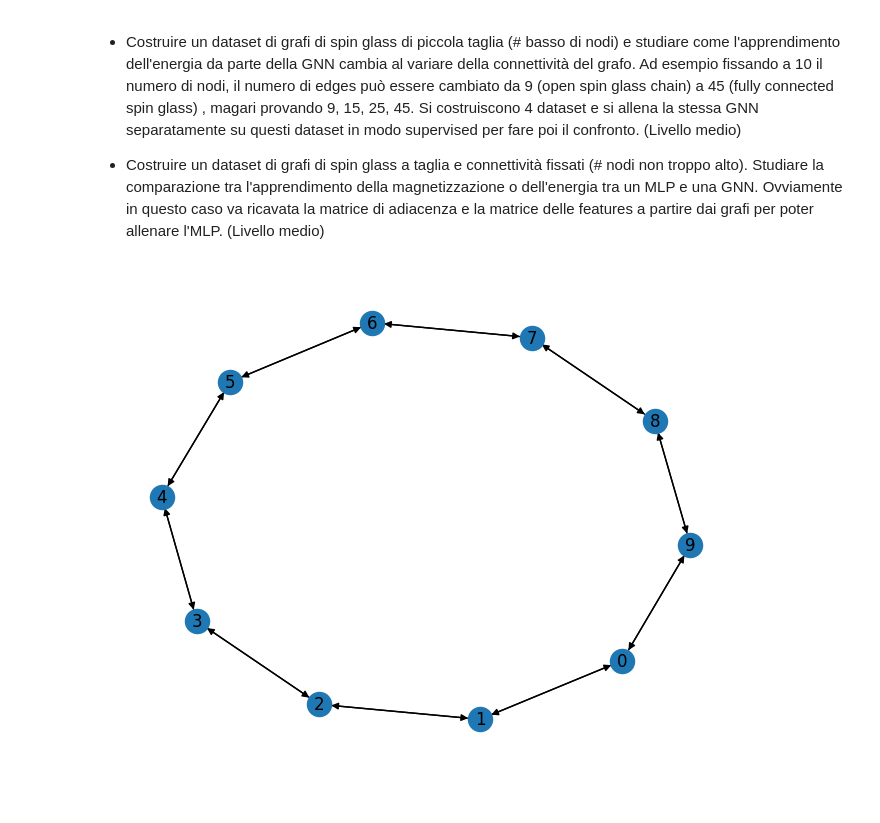
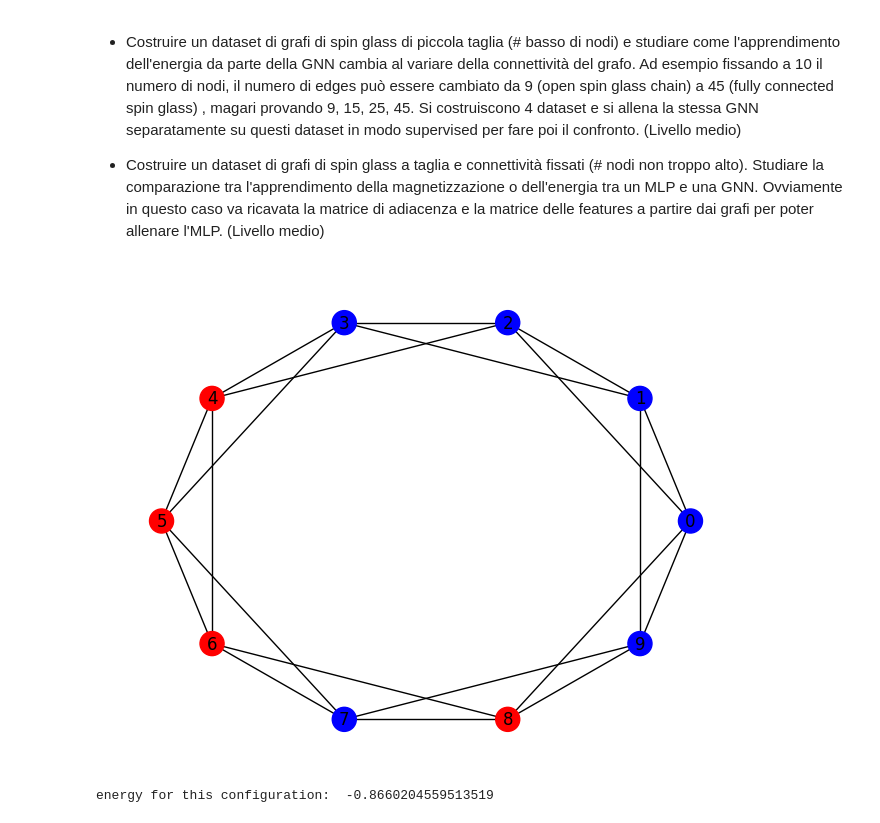
Before and after one commit to clod2000/SpinGlass-GNN, a Jupyter notebook: main.ipynb, the cells around one changed output. Cells and saved outputs as stored; diff of their text form; code cells hidden in the pictures.

```diff
--- a/main.ipynb
+++ b/main.ipynb
@@ -51,13 +5,0 @@ def spin_glass_graph(n_nodes, full_graph=False):
-# %%
-n_nodes = 10
-full_graph = False
-
-data = spin_glass_graph(n_nodes, full_graph)
-# convert to networkx
-G = to_networkx(data )
-
-# plot using networkx
-nx.draw(G,  with_labels=True)
-plt.show()
-# %% [output]
-[figure, removed]
@@ -63,0 +58,8 @@ plt.show()
+# %%
+G = initialize_graph(10, periodic=True, n_dimensions=2)
+plot_graph(G)
+h = 0
+print("energy for this configuration: " , calculate_energy(G, h))
+# %% [output]
+[figure, added]
+energy for this configuration:  -0.8660204559513519
```
Also changed, not shown: parts of 8 cells of this notebook.
